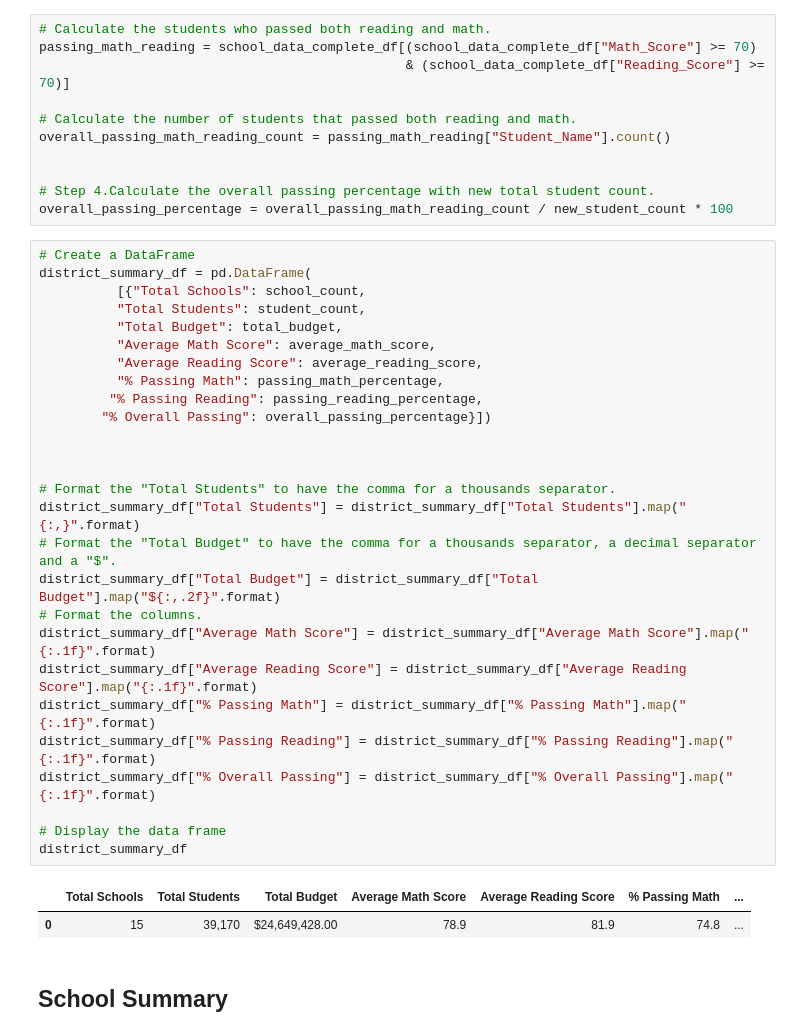
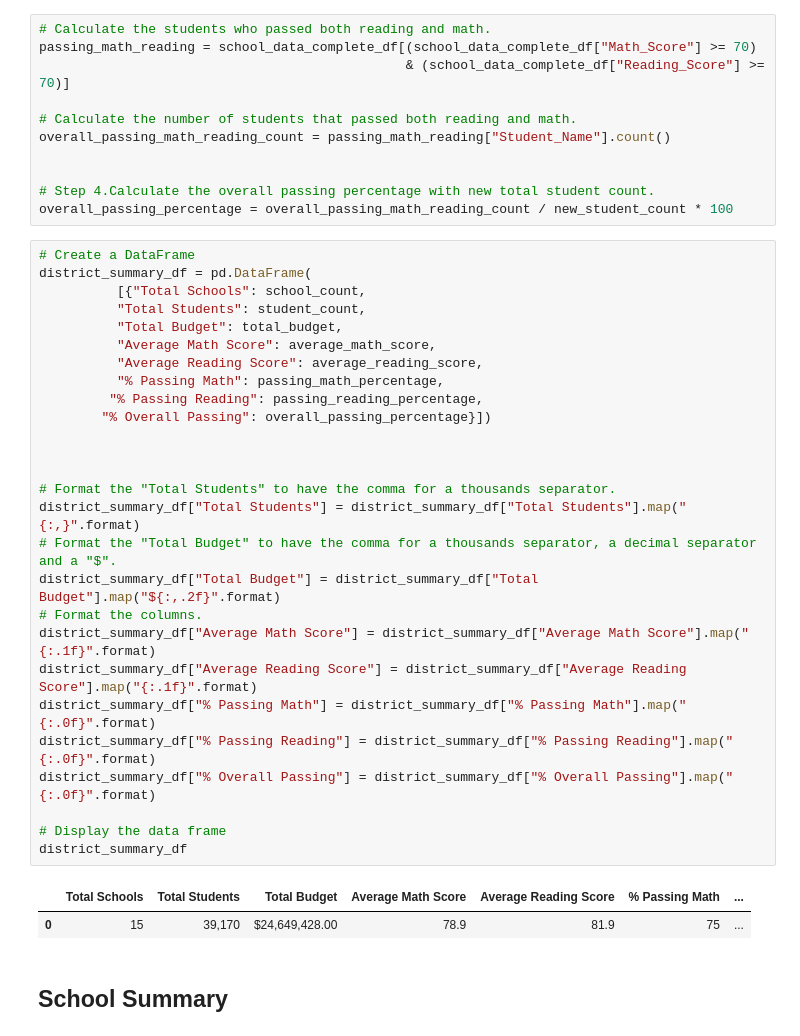
Before and after one commit to AveryCorniell/School_District_Analysis, a Jupyter notebook: PyCitySchools_Challenge.ipynb, the cells around one changed output. Cells and saved outputs as stored; diff of their text form.

```diff
--- a/PyCitySchools_Challenge.ipynb
+++ b/PyCitySchools_Challenge.ipynb
@@ -121,33 +121,33 @@ overall_passing_percentage = overall_passing_math_reading_count / new_student_co
 # %%
 # Create a DataFrame
 district_summary_df = pd.DataFrame(
           [{"Total Schools": school_count,
           "Total Students": student_count,
           "Total Budget": total_budget,
           "Average Math Score": average_math_score,
           "Average Reading Score": average_reading_score,
           "% Passing Math": passing_math_percentage,
          "% Passing Reading": passing_reading_percentage,
         "% Overall Passing": overall_passing_percentage}])
 
 
 
 # Format the "Total Students" to have the comma for a thousands separator.
 district_summary_df["Total Students"] = district_summary_df["Total Students"].map("{:,}".format)
 # Format the "Total Budget" to have the comma for a thousands separator, a decimal separator and a "$".
 district_summary_df["Total Budget"] = district_summary_df["Total Budget"].map("${:,.2f}".format)
 # Format the columns.
 district_summary_df["Average Math Score"] = district_summary_df["Average Math Score"].map("{:.1f}".format)
 district_summary_df["Average Reading Score"] = district_summary_df["Average Reading Score"].map("{:.1f}".format)
-district_summary_df["% Passing Math"] = district_summary_df["% Passing Math"].map("{:.1f}".format)
-district_summary_df["% Passing Reading"] = district_summary_df["% Passing Reading"].map("{:.1f}".format)
-district_summary_df["% Overall Passing"] = district_summary_df["% Overall Passing"].map("{:.1f}".format)
+district_summary_df["% Passing Math"] = district_summary_df["% Passing Math"].map("{:.0f}".format)
+district_summary_df["% Passing Reading"] = district_summary_df["% Passing Reading"].map("{:.0f}".format)
+district_summary_df["% Overall Passing"] = district_summary_df["% Overall Passing"].map("{:.0f}".format)
 
 # Display the data frame
 district_summary_df
 # %% [output]
 |  | Total Schools | Total Students | Total Budget | Average Math Score | Average Reading Score | % Passing Math | ... |
-| 0 | 15 | 39,170 | $24,649,428.00 | 78.9 | 81.9 | 74.8 | ... |
+| 0 | 15 | 39,170 | $24,649,428.00 | 78.9 | 81.9 | 75 | ... |
 # %% [markdown]
 ##  School Summary
 # %%
```
Also changed, not shown: 4 other files.
